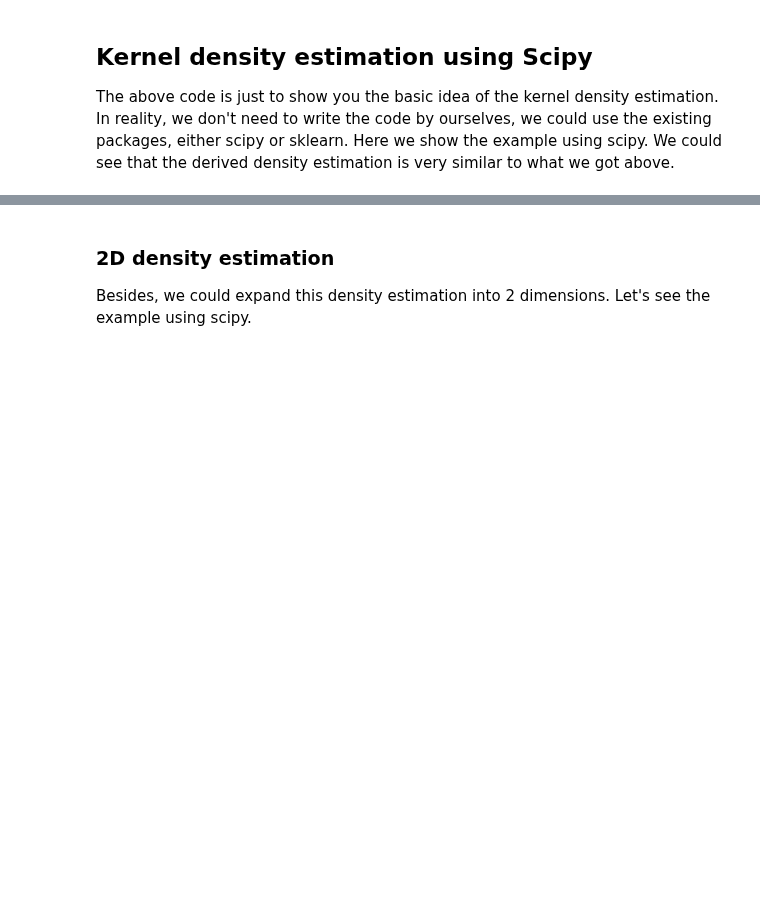
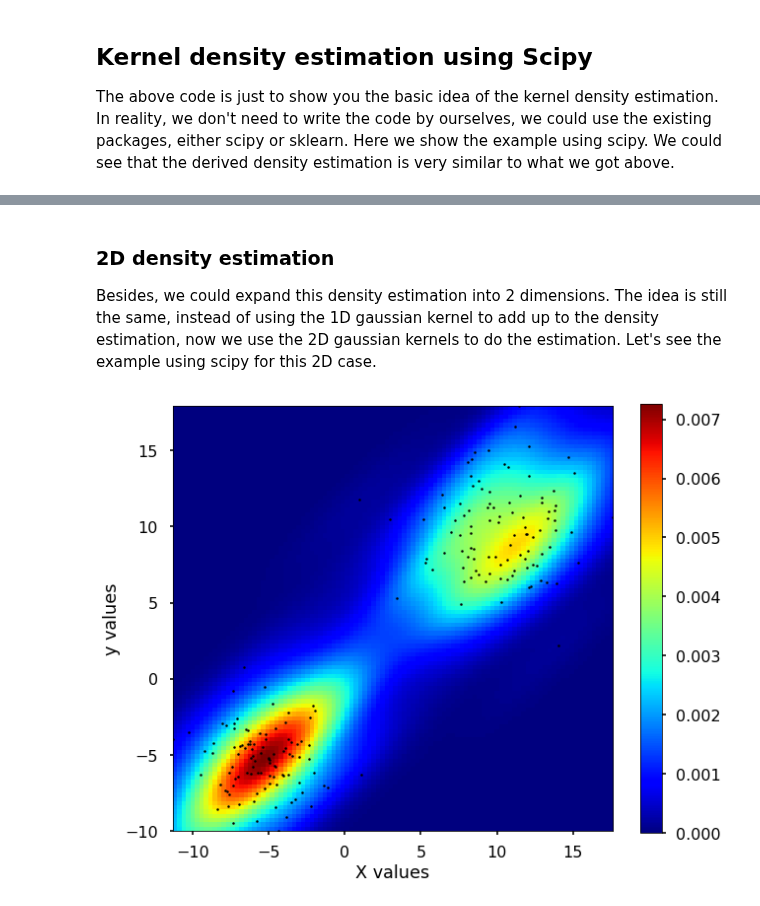
Before and after one commit to qingkaikong/blog, a Jupyter notebook: 2018_25_kernel_density_estimation/Kernel_density_estimation.ipynb, the cells around one changed output, grey strips where cells are left out. Drawn from its saved outputs; the diff is of its cells as text; code cells hidden in the pictures; blank space fills up the shorter version.

Commit message:
finish the 2D case

```diff
--- a/2018_25_kernel_density_estimation/Kernel_density_estimation.ipynb
+++ b/2018_25_kernel_density_estimation/Kernel_density_estimation.ipynb
@@ -96,4 +98,39 @@ Text(0,0.5,'Density')
 # %% [markdown]
 ### 2D density estimation
 
-Besides, we could expand this density estimation into 2 dimensions. Let's see the example using scipy.
+Besides, we could expand this density estimation into 2 dimensions. The idea is still the same, instead of using the 1D gaussian kernel to add up to the density estimation, now we use the 2D gaussian kernels to do the estimation. Let's see the example using scipy for this 2D case.
+# %%
+# generate data
+np.random.seed(12)
+X = np.concatenate((np.random.normal(loc = -5, scale= 2, size = (100,2)), np.random.normal(loc = 10, scale= 3, size = (100,2))))
+
+# get the mesh
+m1, m2 = X[:, 0], X[:, 1]
+xmin = m1.min()
+xmax = m1.max()
+ymin = m2.min()
+ymax = m2.max()
+
+# get the density estimation
+X, Y = np.mgrid[xmin:xmax:100j, ymin:ymax:100j]
+positions = np.vstack([X.ravel(), Y.ravel()])
+values = np.vstack([m1, m2])
+kernel = stats.gaussian_kde(values)
+Z = np.reshape(kernel(positions).T, X.shape)
+
+# plot the result
+
+fig, ax = plt.subplots(figsize = (10,8))
+
+plt.imshow(np.rot90(Z), cmap=plt.cm.jet,
+           extent=[xmin, xmax, ymin, ymax])
+
+plt.colorbar()
+ax.plot(m1, m2, 'k.', markersize=5)
+ax.set_xlim([xmin, xmax])
+ax.set_ylim([ymin, ymax])
+plt.xlabel('X values')
+plt.ylabel('y values')
+plt.show()
+# %% [output]
+[figure, added]
```
Also changed, not shown: parts of 5 cells of this notebook.
